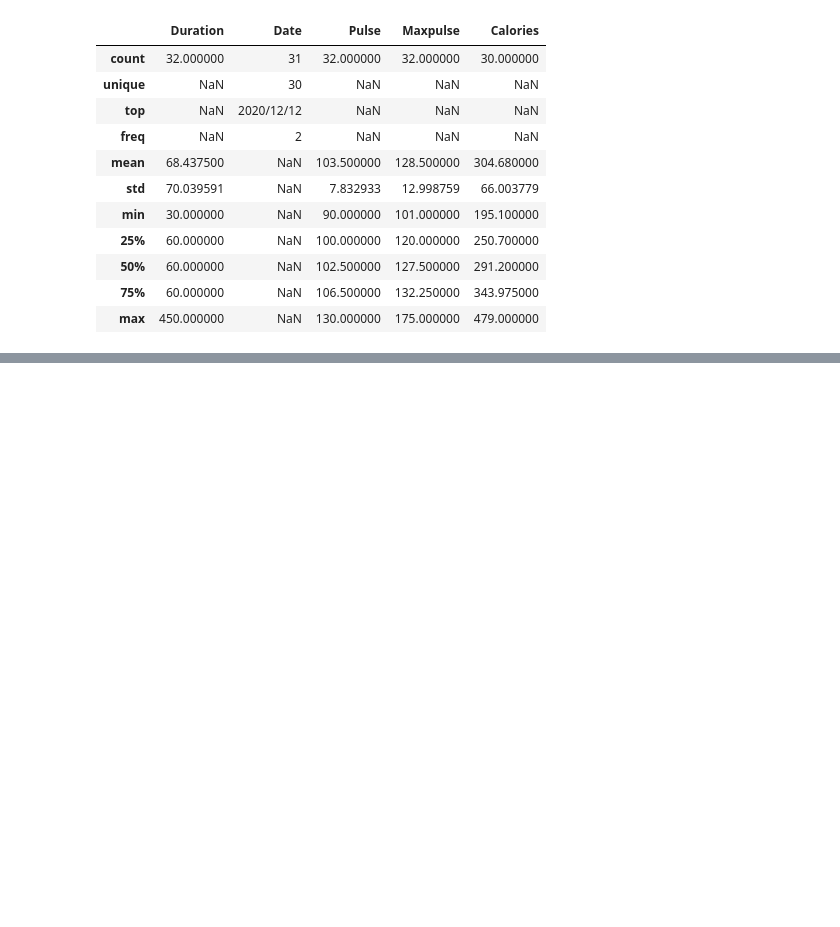
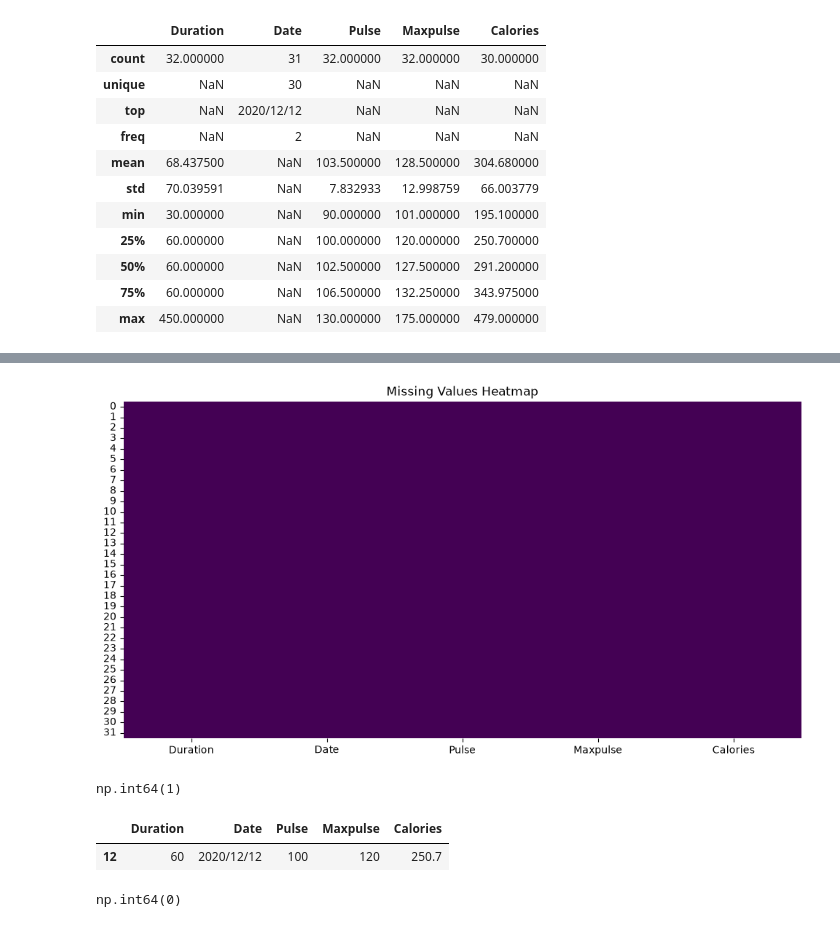
Before and after one commit to Bilalnadeem-DEV/python-advance, a Jupyter notebook: EDA/EDA Ex 1.ipynb, the cells around one changed output, grey strips where cells are left out. Cells and saved outputs as stored; diff of their text form; code cells hidden in the pictures; blank space fills up the shorter version.

```diff
--- a/EDA/EDA Ex 1.ipynb
+++ b/EDA/EDA Ex 1.ipynb
@@ -88,0 +128,30 @@ df.describe(include='all')
+# %%
+df = df.ffill()
+# %%
+df = df.bfill()
+# %%
+plt.figure(figsize=(12, 6))
+
+sns.heatmap(df.isnull(), cbar=False, cmap='viridis')
+
+plt.title('Missing Values Heatmap')
+plt.show()
+# %% [output]
+[figure, added]
+# %%
+# check for the duplicates
+
+df.duplicated().sum()
+# %% [output]
+np.int64(1)
+# %%
+# Drop duplicate
+# df.drop_duplicated()
+
+# First find the duplicate
+
+dfDupicated = df[df.duplicated()]
+dfDupicated
+# %% [output]
+|  | Duration | Date | Pulse | Maxpulse | Calories |
+| 12 | 60 | 2020/12/12 | 100 | 120 | 250.7 |
@@ -88,0 +160,4 @@ df.describe(include='all')
+# %%
+df.duplicated().sum()
+# %% [output]
+np.int64(0)
```
Also changed, not shown: parts of 18 cells of this notebook, 4 other files.
